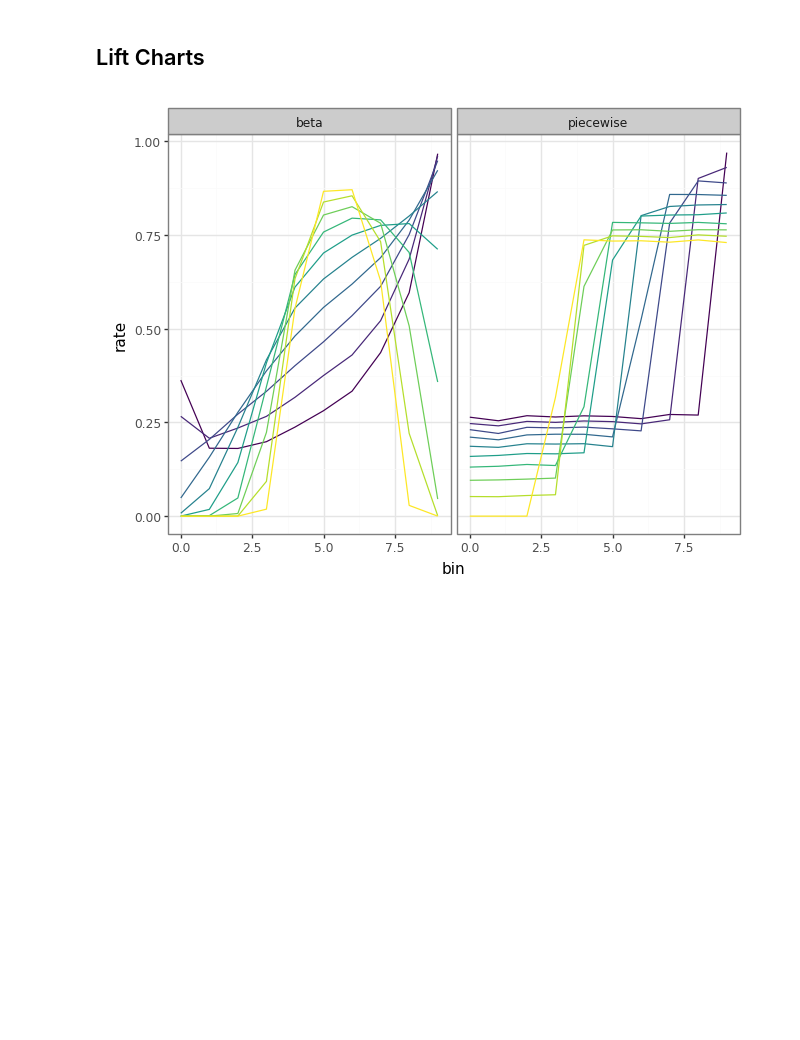
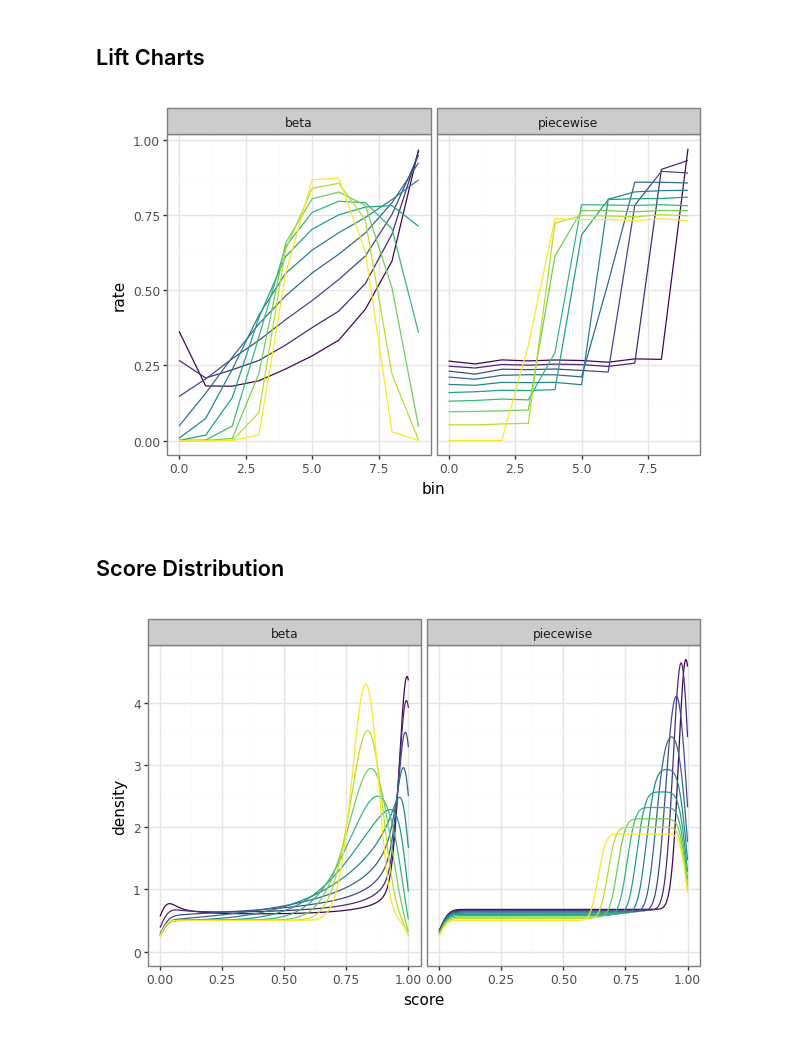
Before and after one commit to emilyriederer/roctet, a Jupyter notebook: docs/demo.ipynb, the cells around one changed output. Cells and saved outputs as stored; diff of their text form; code cells hidden in the pictures; blank space fills up the shorter version.

```diff
--- a/docs/demo.ipynb
+++ b/docs/demo.ipynb
@@ -147,6 +144,28 @@ p = ggplot(df_lift)
 p += aes(x="bin", y="rate", color="index", group="index")
 p += geom_line()
 p += facet_grid(cols="method")
+p += theme(legend_position="none", figure_size=(6,4))
 p
 # %% [output]
-[figure, old version]
+[figure, new version]
+# %% [markdown]
+## Score Distribution
+# %%
+# visualize lift curves
+df_lift = df.group_by(
+    "method",
+    "index",
+    bin=pl.col("score")
+    .qcut(10, labels=arange(10).astype(str))
+    .cast(pl.String)
+    .cast(pl.Int16),
+).agg(rate=pl.col("target").mean())
+
+p = ggplot(df)
+p += aes(x="score", color="index", group="index")
+p += geom_density()
+p += facet_grid(cols="method")
+p += theme(legend_position="none", figure_size=(6,4))
+p
+# %% [output]
+[figure, added]
```
Also changed, not shown: parts of 5 cells of this notebook, 2 other files.
